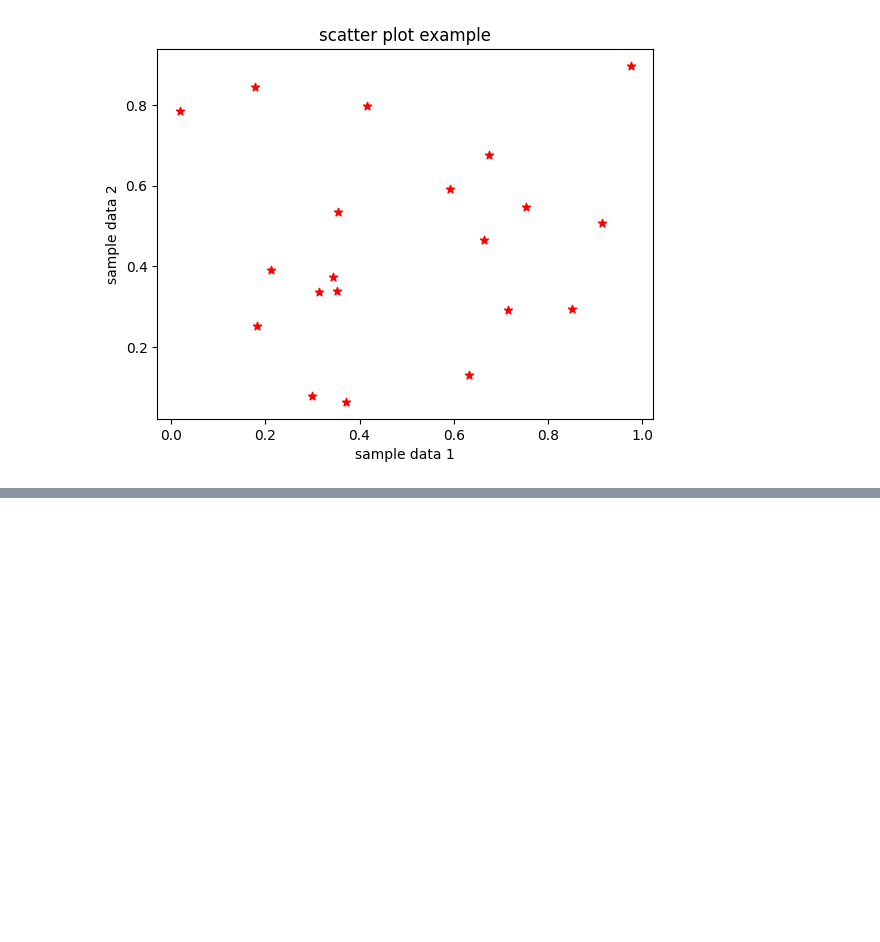
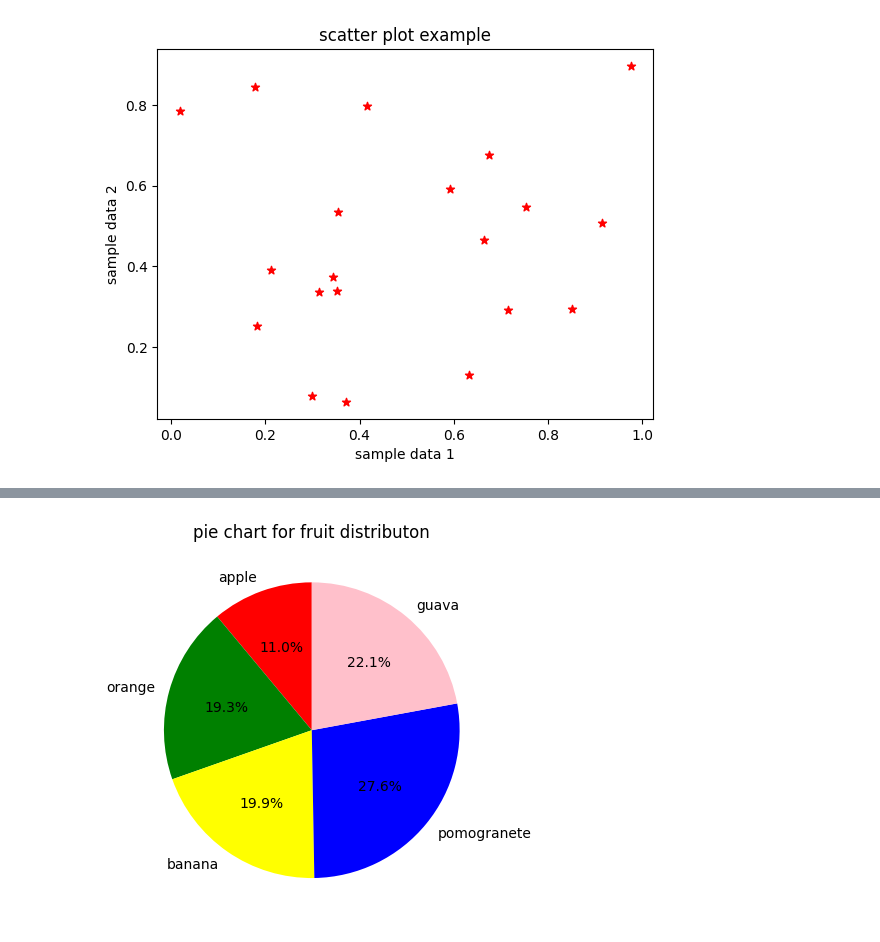
Before and after one commit to Avinash2003-11/Machine-learning, a Jupyter notebook: exp.ipynb, the cells around one changed output, grey strips where cells are left out. Saved outputs shown, nothing was run; the diff lists cells and outputs as text; code cells hidden in the pictures; blank space fills up the shorter version.

```diff
--- a/exp.ipynb
+++ b/exp.ipynb
@@ -226,0 +263,10 @@ Text(0.5, 1.0, 'scatter plot example')
+# %%
+fruits = ["apple", "orange", "banana", "pomogranete", "guava"]
+price = [20, 35, 36, 50,40]
+color = ["red", "green", "yellow", "blue", "pink"]
+
+plt.pie(price, labels=fruits, colors=color, autopct="%1.1f%%", startangle=90)
+plt.title("pie chart for fruit distributon")
+plt.show()
+# %% [output]
+[figure, added]
```
Also changed, not shown: parts of 3 cells of this notebook.
